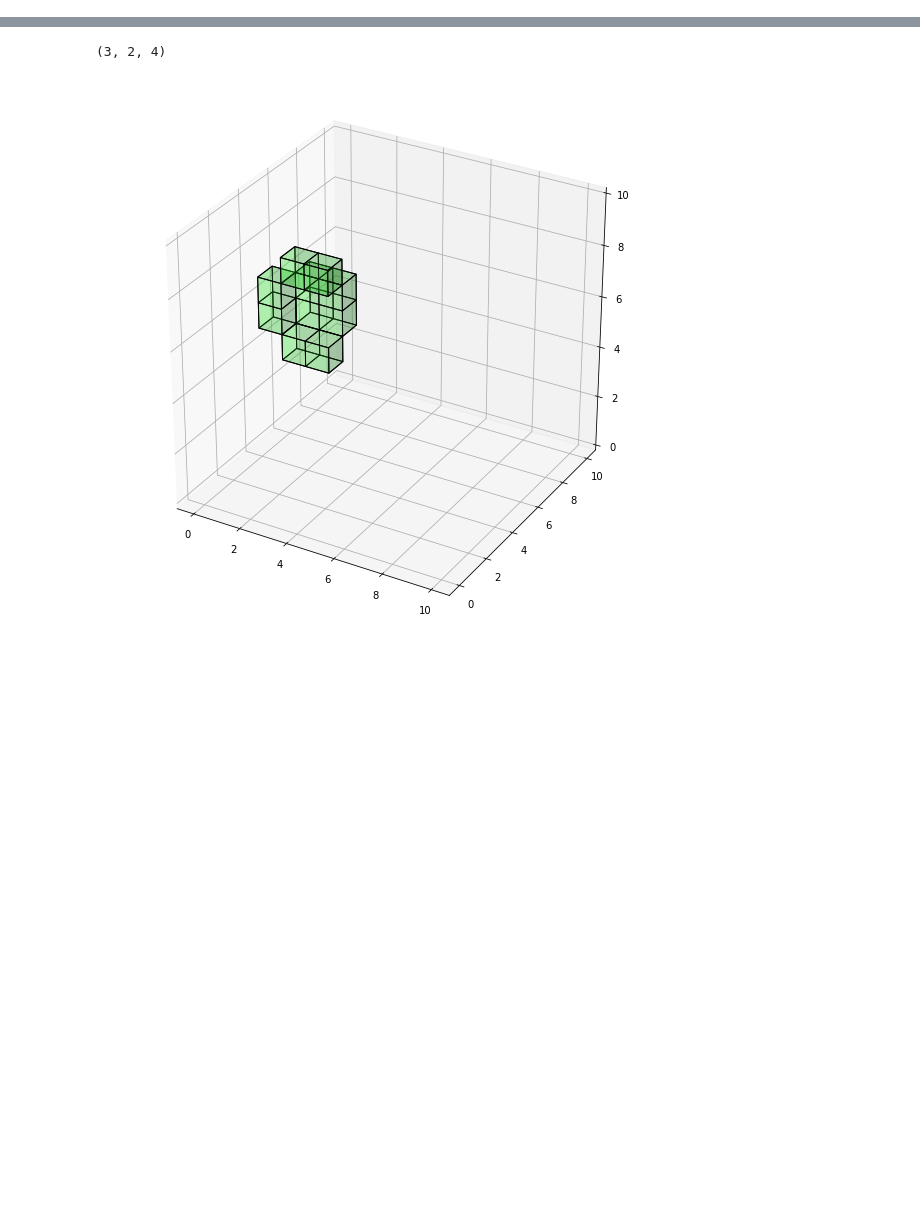
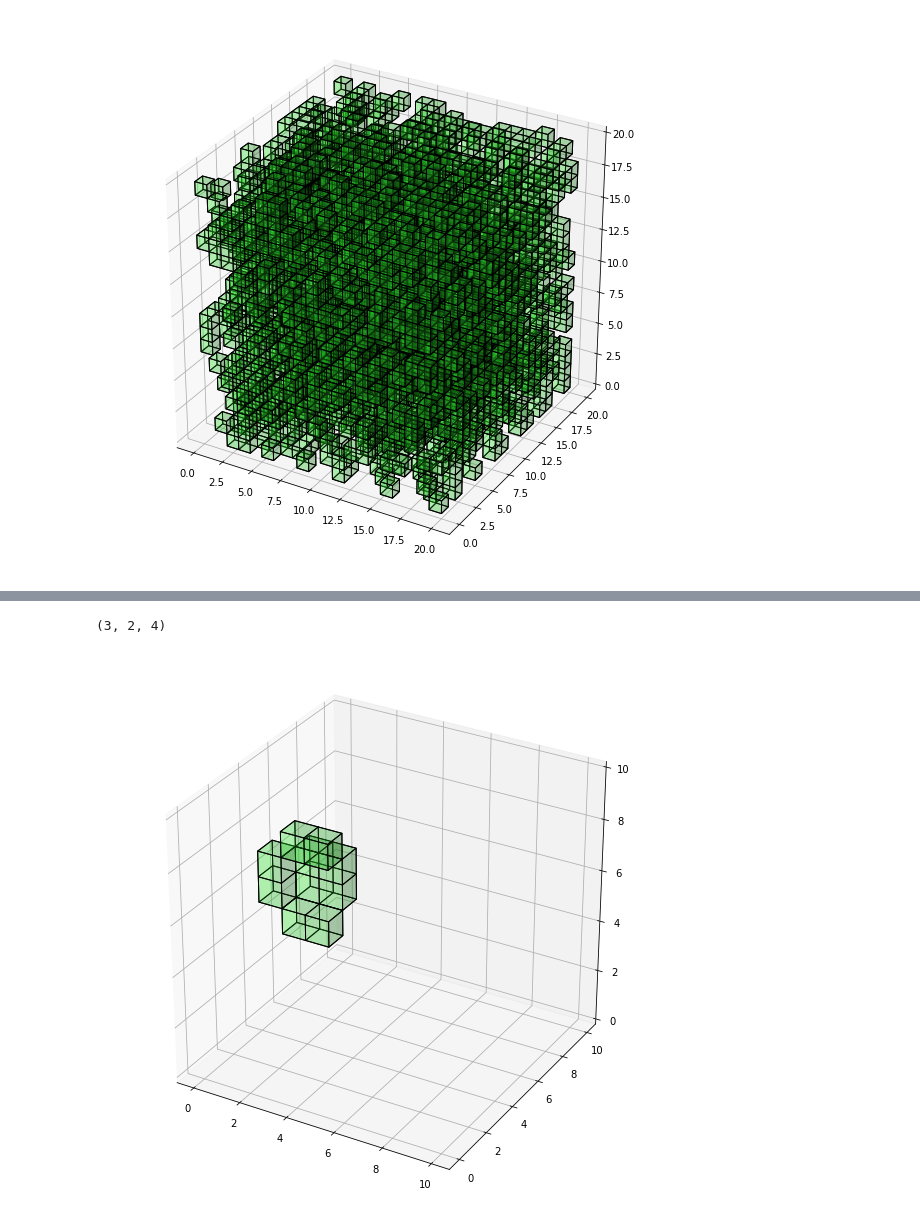
Before and after one commit to NesterukSergey/Conways_Game_of_Life, a Jupyter notebook: 3D.ipynb, the cells around one changed output, grey strips where cells are left out. Saved outputs shown, nothing was run; the diff lists cells and outputs as text; code cells hidden in the pictures; blank space fills up the shorter version.

```diff
--- a/3D.ipynb
+++ b/3D.ipynb
@@ -73,6 +75,7 @@ class Game3D:
         self.positive_ratio = positive_ratio
         self.is_periodic = is_periodic
         self.max_steps = max_steps
+        self.init_max_steps = max_steps
 
         if load_map:
             self.map = data.astype(int)
@@ -129,17 +132,41 @@ class Game3D:
     def step(self):
         self.map = step(self.map).astype(int)
 
-    def play(self):
+    def play(self, save_gif=True, save_VTK=False):
         while (self.max_steps > 0) & (self.agents_count > 0):
+            self.prev_map = self.map.copy()
             self.step()
-            self.show_map(save=True, hide_axis=False)
+
+            if save_gif:
+                self.show_map(save=True, hide_axis=False)
+
+            if save_VTK:
+                x=np.linspace(0, 1, self.map_size)
+                y=np.linspace(0, 1, self.map_size)
+                z=np.linspace(0, 1, self.map_size)
+
+                filename = self.file_name + str(self.init_max_steps - self.max_steps).zfill(5)
+                gridToVTK(
+                    filename,
+                    x / x.max(),
+                    y / y.max(),
+                    z / z.max(),
+                    pointData = {"map" : game.map}
+                )
 
             self.agents_count = sum_matrix(self.map)
             self.max_steps -= 1
 
-        return self.save_gif()
+            if np.allclose(self.map, self.prev_map):
+                break
+
+        return self.save_gif() if save_gif else 'No gif'
 # %%
-game = Game3D(map_size=10, positive_ratio=0.3, is_periodic=True, map_name='random')
+game = Game3D(map_size=20, positive_ratio=0.3, is_periodic=True, map_name='random')
+# %%
+game.show_map()
+# %% [output]
+[figure, added]
 # %%
 HTML('<img src="' + game.play() + '"/>')
 # %% [output]
```
Also changed, not shown: parts of 3 cells of this notebook, 8 other files.
